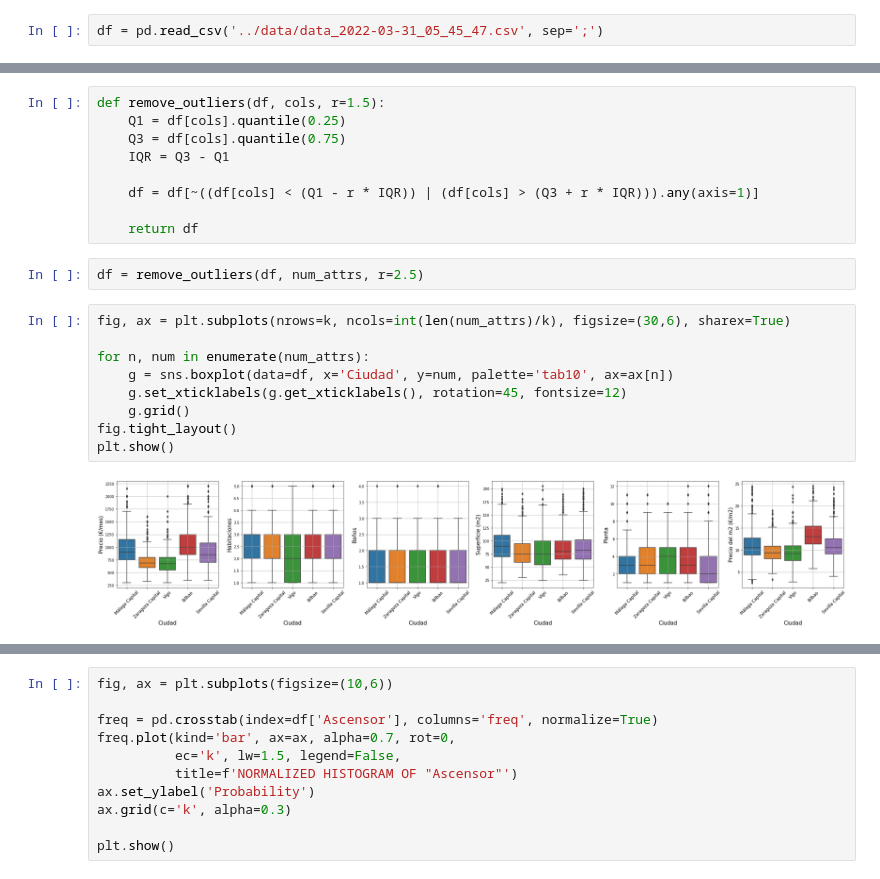
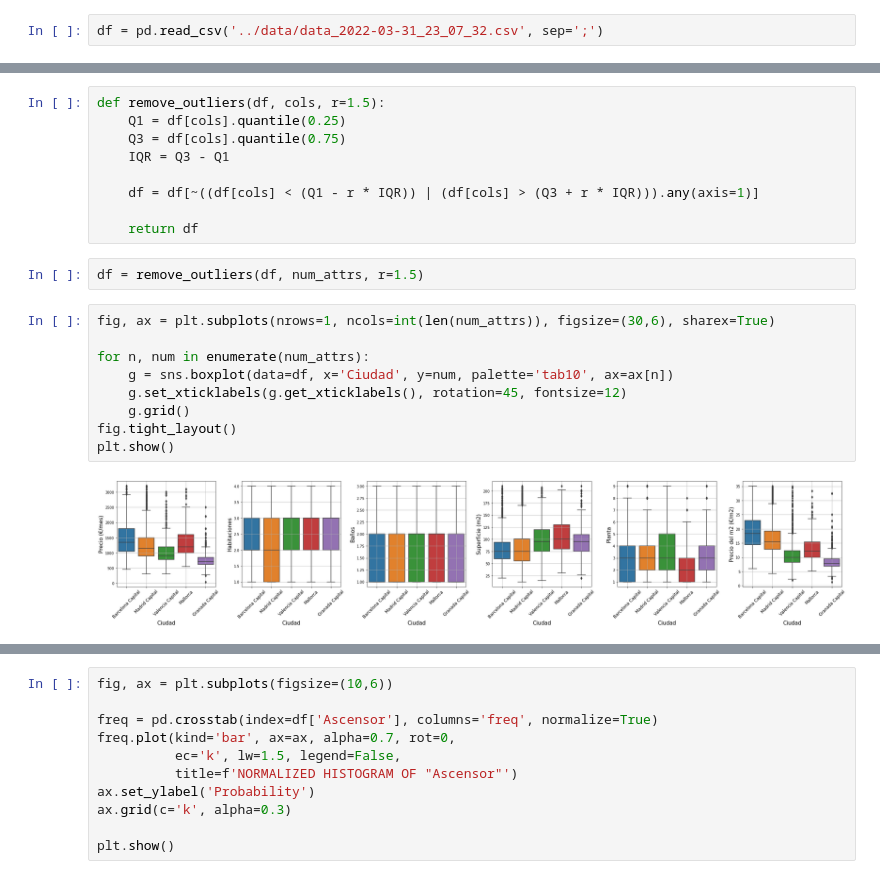
Before and after one commit to gvillalba86/rentBot, a Jupyter notebook: src/eda.ipynb, the cells around one changed output, grey strips where cells are left out. Cells and saved outputs as stored; diff of their text form.

```diff
--- a/src/eda.ipynb
+++ b/src/eda.ipynb
@@ -10,7 +10,7 @@ pd.set_option('display.max_columns', None)
 # %%
 plt.rcParams["axes.labelsize"] = 15
 # %%
-df = pd.read_csv('../data/data_2022-03-31_05_45_47.csv', sep=';')
+df = pd.read_csv('../data/data_2022-03-31_23_07_32.csv', sep=';')
 # %%
 df.info()
 # %% [output]
@@ -110,15 +110,15 @@ def remove_outliers(df, cols, r=1.5):
 
     return df
 # %%
-df = remove_outliers(df, num_attrs, r=2.5)
+df = remove_outliers(df, num_attrs, r=1.5)
 # %%
-fig, ax = plt.subplots(nrows=k, ncols=int(len(num_attrs)/k), figsize=(30,6), sharex=True)
+fig, ax = plt.subplots(nrows=1, ncols=int(len(num_attrs)), figsize=(30,6), sharex=True)
 
 for n, num in enumerate(num_attrs):
     g = sns.boxplot(data=df, x='Ciudad', y=num, palette='tab10', ax=ax[n])
     g.set_xticklabels(g.get_xticklabels(), rotation=45, fontsize=12)
     g.grid()
 fig.tight_layout()
 plt.show()
 # %% [output]
-[figure, old version]
+[figure, new version]
```
Also changed, not shown: parts of 51 cells of this notebook.
